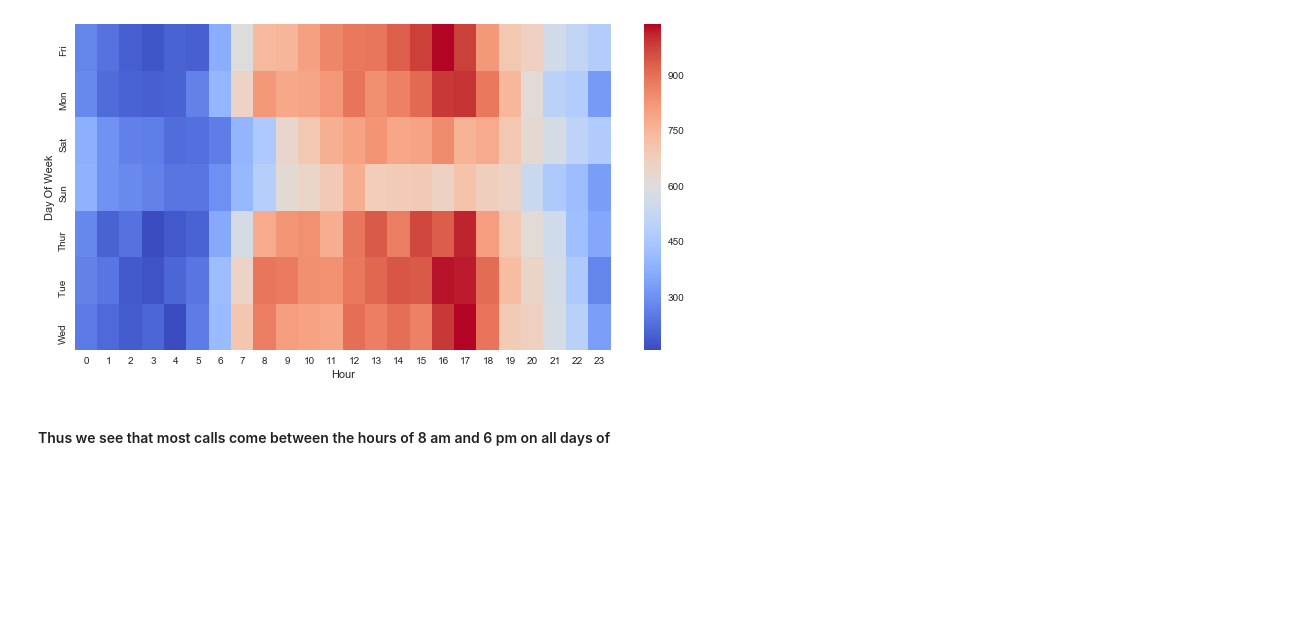
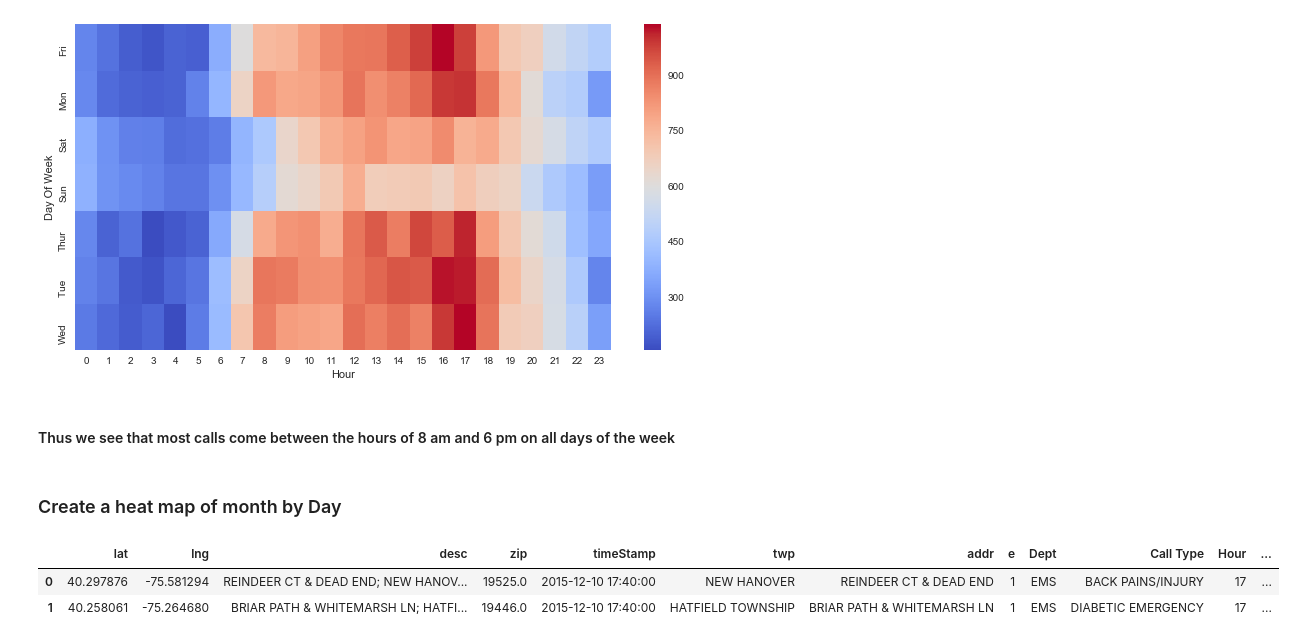
Before and after one commit to IrwingD/ML--Exploratory-Data-Analysis-Basics, a Jupyter notebook: 911 Calls.ipynb, the cells around one changed output. Cells and saved outputs as stored; diff of their text form; code cells hidden in the pictures; blank space fills up the shorter version.

```diff
--- a/911 Calls.ipynb
+++ b/911 Calls.ipynb
@@ -323,4 +323,12 @@ sns.heatmap(day_by_hour,cmap='coolwarm')
 <matplotlib.axes._subplots.AxesSubplot at 0x...>
 [figure]
 # %% [markdown]
-#### Thus we see that most calls come between the hours of 8 am and 6 pm on all days of
+#### Thus we see that most calls come between the hours of 8 am and 6 pm on all days of the week
+# %% [markdown]
+### Create a heat map of month by Day
+# %%
+df.head(2)
+# %% [output]
+|  | lat | lng | desc | zip | timeStamp | twp | addr | e | Dept | Call Type | Hour | ... |
+| 0 | 40.297876 | -75.581294 | REINDEER CT & DEAD END; NEW HANOV... | 19525.0 | 2015-12-10 17:40:00 | NEW HANOVER | REINDEER CT & DEAD END | 1 | EMS | BACK PAINS/INJURY | 17 | ... |
+| 1 | 40.258061 | -75.264680 | BRIAR PATH & WHITEMARSH LN; HATFI... | 19446.0 | 2015-12-10 17:40:00 | HATFIELD TOWNSHIP | BRIAR PATH & WHITEMARSH LN | 1 | EMS | DIABETIC EMERGENCY | 17 | ... |
```
Also changed, not shown: parts of 4 cells of this notebook.
